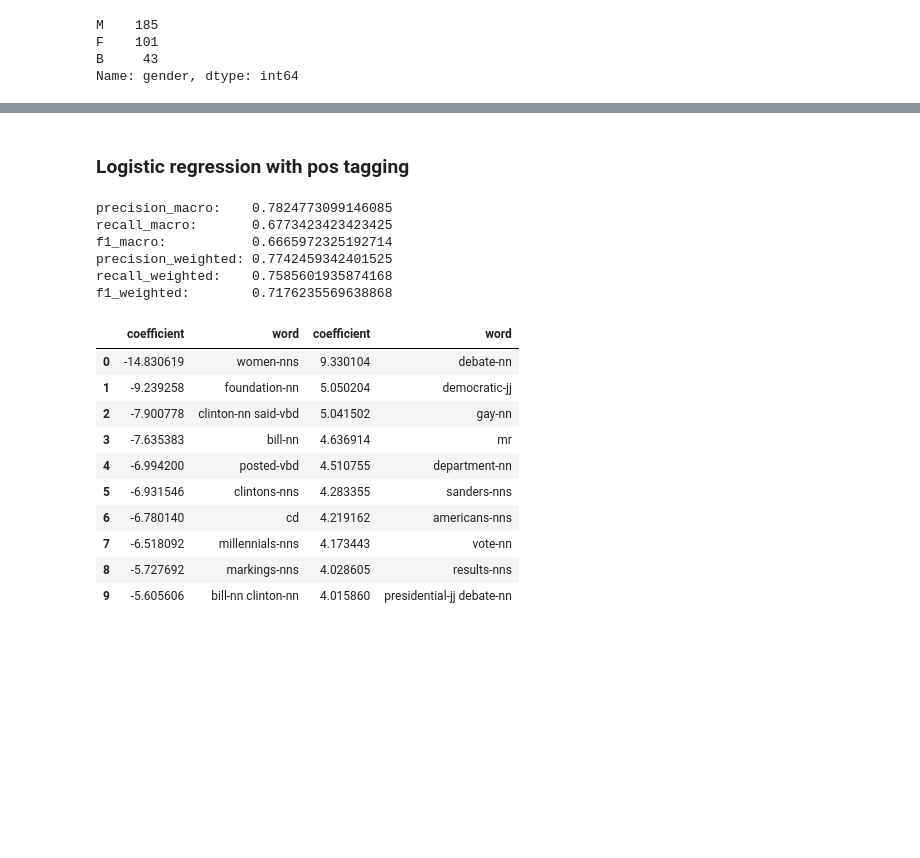
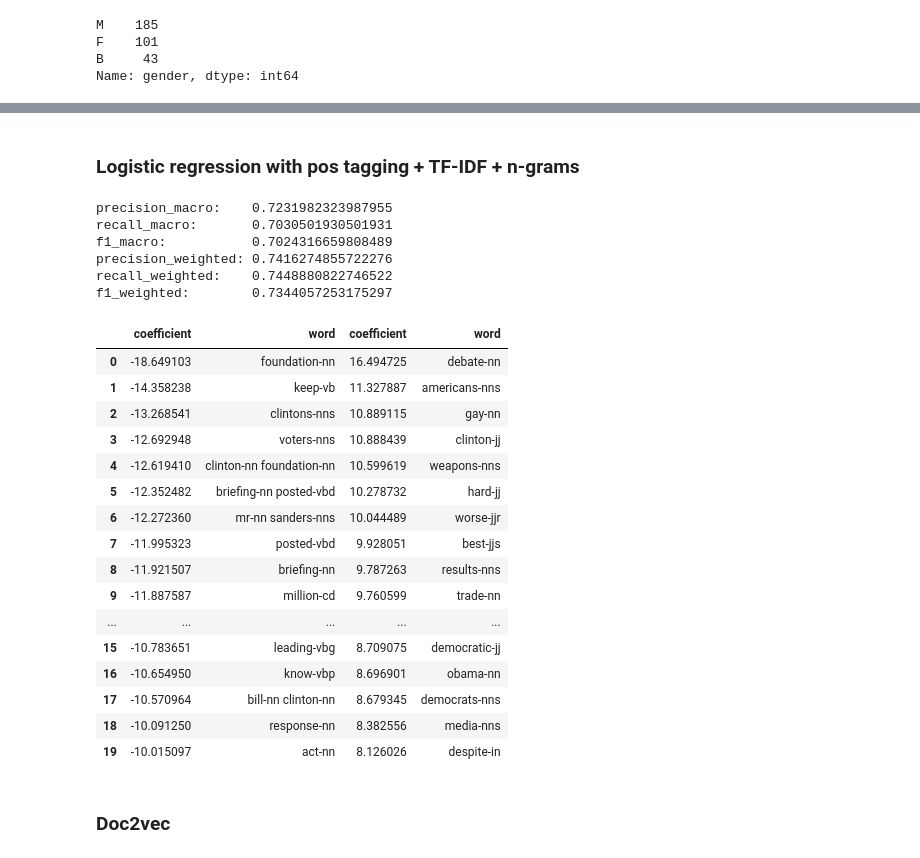
Before and after one commit to maxpeng041/news-article-analysis, a Jupyter notebook: news_article_analysis.ipynb, the cells around one changed output, grey strips where cells are left out. Drawn from its saved outputs; the diff is of its cells as text; code cells hidden in the pictures; blank space fills up the shorter version.

Commit message:
tweak parameters of TF-IDF,  pos tagging, doc2vec

```diff
--- a/news_article_analysis.ipynb
+++ b/news_article_analysis.ipynb
@@ -331,0 +230,9 @@ scoring = ['precision_macro', 'recall_macro', 'f1_macro',
+# %%
+vectorizer = TfidfVectorizer(lowercase=True, stop_words=stopword_list)
+vectorizer.fit(X)
+X_tfidf = vectorizer.transform(X)
+
+lr_model = LogisticRegression()
+
+scores = cross_validate(lr_model, X_tfidf, y, scoring=scoring, cv=5)
+print_scores(scores)
@@ -332,8 +264,5 @@ scoring = ['precision_macro', 'recall_macro', 'f1_macro',
 # %%
-X = clinton_data_binary['content']
-y = clinton_data_binary['gender']
-
-vectorizer = TfidfVectorizer(lowercase=True, ngram_range=(1, 2), max_features=10000)
+vectorizer = TfidfVectorizer(lowercase=True, ngram_range=(1, 2), max_features=1000, stop_words=stopword_list)
 vectorizer.fit(X)
 X_tfidf = vectorizer.transform(X)
 
@@ -385,0 +313,12 @@ pd.concat([most_pos, most_neg], axis=1)
+# %%
+# get pos tags first, then remove stop words
+# this ensures the tags are correct
+
+X_pos = X.copy()
+for i in range(len(X_pos)):
+    article = X_pos[i]
+    article = pos_tag(word_tokenize(article))
+    article = [x for x in article if x[0] not in stopword_list]
+    for j in range(len(article)):
+        article[j] = article[j][0] + '-' + article[j][1]
+    X_pos[i] = TreebankWordDetokenizer().detokenize(article)
@@ -386,44 +329,50 @@ pd.concat([most_pos, most_neg], axis=1)
 # %% [markdown]
-### Logistic regression with pos tagging
+### Logistic regression with pos tagging + TF-IDF + n-grams
 # %%
-X_pos_tag = article_contents
+X_pos_tag = X_pos
 y = clinton_data_binary['gender']
 
-vectorizer = TfidfVectorizer(lowercase=True, ngram_range=(1, 2), max_features=20000, token_pattern=r"(?u)\b\w[\w-]*\w\b")
+vectorizer = TfidfVectorizer(lowercase=True, ngram_range=(1, 2), max_features=1000, token_pattern=r"(?u)\b\w[\w-]*\w\b")
 vectorizer.fit(X_pos_tag)
 X_pos_tag_tfidf = vectorizer.transform(X_pos_tag)
 
-lr_model = LogisticRegression(C=10000)
+lr_model = LogisticRegression(C=10000, max_iter=1000)
 
 scores = cross_validate(lr_model, X_pos_tag_tfidf, y, scoring=scoring, cv=5)
 print_scores(scores)
 # %% [output]
-precision_macro:    0.7824773099146085
-recall_macro:       0.6773423423423425
-f1_macro:           0.6665972325192714
-precision_weighted: 0.7742459342401525
-recall_weighted:    0.7585601935874168
-f1_weighted:        0.7176235569638868
+precision_macro:    0.7231982323987955
+recall_macro:       0.7030501930501931
+f1_macro:           0.7024316659808489
+precision_weighted: 0.7416274855722276
+recall_weighted:    0.7448880822746522
+f1_weighted:        0.7344057253175297
 # %%
-lr_model = LogisticRegression(C=10000)
+lr_model = LogisticRegression(C=10000, max_iter=1000)
 lr_model.fit(X_pos_tag_tfidf, y)
 
 feature_names = vectorizer.get_feature_names()
 coefs_with_fns = sorted(zip(lr_model.coef_[0], feature_names))
 coef_word=pd.DataFrame(coefs_with_fns)
 coef_word.columns='coefficient','word'
-most_pos = coef_word.sort_values(by='coefficient', ascending=True).head(10).reset_index(drop=True)
-most_neg = coef_word.sort_values(by='coefficient', ascending=False).head(10).reset_index(drop=True)
+most_pos = coef_word.sort_values(by='coefficient', ascending=True).head(20).reset_index(drop=True)
+most_neg = coef_word.sort_values(by='coefficient', ascending=False).head(20).reset_index(drop=True)
 pd.concat([most_pos, most_neg], axis=1)
 # %% [output]
 |  | coefficient | word | coefficient | word |
-| 0 | -14.830619 | women-nns | 9.330104 | debate-nn |
-| 1 | -9.239258 | foundation-nn | 5.050204 | democratic-jj |
-| 2 | -7.900778 | clinton-nn said-vbd | 5.041502 | gay-nn |
-| 3 | -7.635383 | bill-nn | 4.636914 | mr |
-| 4 | -6.994200 | posted-vbd | 4.510755 | department-nn |
-| 5 | -6.931546 | clintons-nns | 4.283355 | sanders-nns |
-| 6 | -6.780140 | cd | 4.219162 | americans-nns |
-| 7 | -6.518092 | millennials-nns | 4.173443 | vote-nn |
-| 8 | -5.727692 | markings-nns | 4.028605 | results-nns |
-| 9 | -5.605606 | bill-nn clinton-nn | 4.015860 | presidential-jj debate-nn |
+| 0 | -18.649103 | foundation-nn | 16.494725 | debate-nn |
+| 1 | -14.358238 | keep-vb | 11.327887 | americans-nns |
+| 2 | -13.268541 | clintons-nns | 10.889115 | gay-nn |
+| 3 | -12.692948 | voters-nns | 10.888439 | clinton-jj |
+| 4 | -12.619410 | clinton-nn foundation-nn | 10.599619 | weapons-nns |
+| 5 | -12.352482 | briefing-nn posted-vbd | 10.278732 | hard-jj |
+| 6 | -12.272360 | mr-nn sanders-nns | 10.044489 | worse-jjr |
+| 7 | -11.995323 | posted-vbd | 9.928051 | best-jjs |
+| 8 | -11.921507 | briefing-nn | 9.787263 | results-nns |
+| 9 | -11.887587 | million-cd | 9.760599 | trade-nn |
+| ... | ... | ... | ... | ... |
+| 15 | -10.783651 | leading-vbg | 8.709075 | democratic-jj |
+| 16 | -10.654950 | know-vbp | 8.696901 | obama-nn |
+| 17 | -10.570964 | bill-nn clinton-nn | 8.679345 | democrats-nns |
+| 18 | -10.091250 | response-nn | 8.382556 | media-nns |
+| 19 | -10.015097 | act-nn | 8.126026 | despite-in |
@@ -471,0 +379,2 @@ pd.concat([most_pos, most_neg], axis=1)
+# %% [markdown]
+### Doc2vec
```
Also changed, not shown: parts of 37 cells of this notebook, 1 other file.
